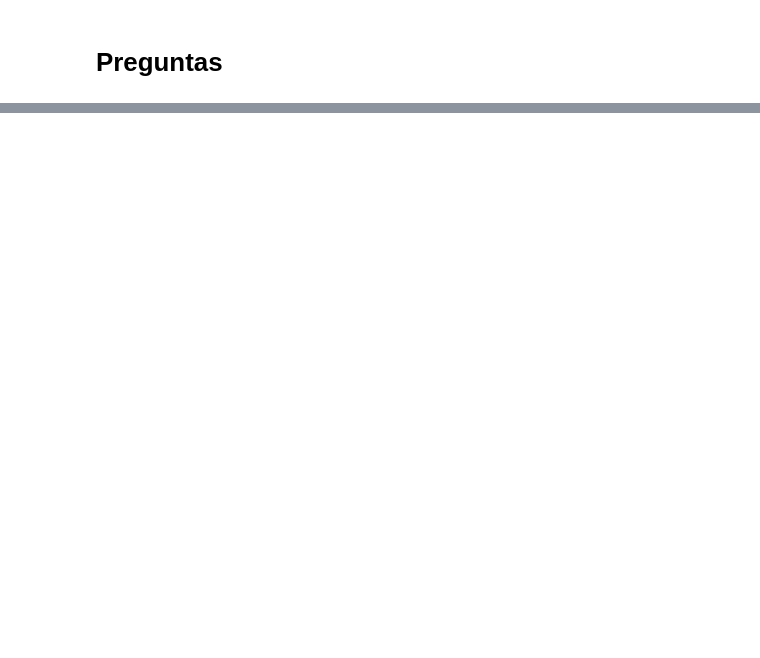
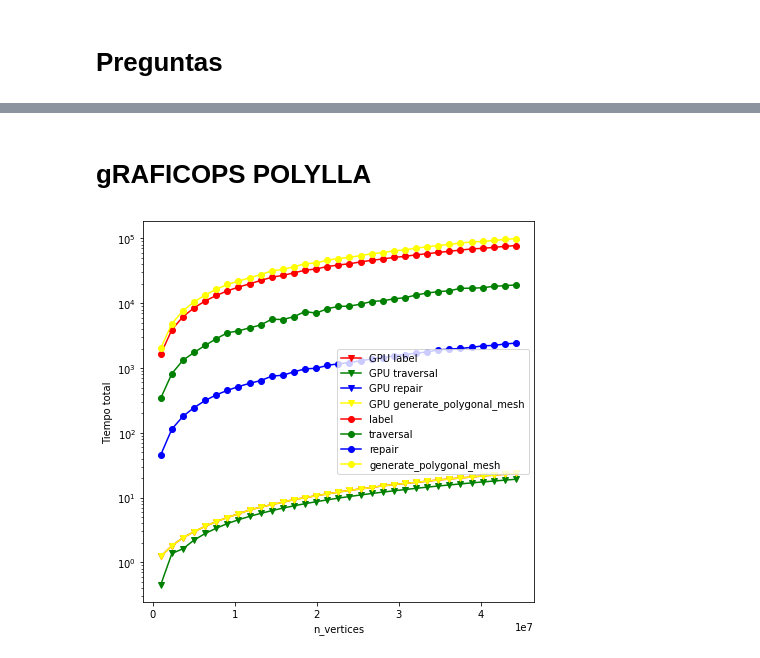
Before and after one commit to ssalinasfe/GPolylla, a Jupyter notebook: experiments/plots.ipynb, the cells around one changed output, grey strips where cells are left out. Cells and saved outputs as stored; diff of their text form; code cells hidden in the pictures; blank space fills up the shorter version.

```diff
--- a/experiments/plots.ipynb
+++ b/experiments/plots.ipynb
@@ -278,0 +356,21 @@ Promedio del speedup con copia:  77.89476749078266
+# %% [markdown]
+# gRAFICOPS POLYLLA
+# %%
+# pLOT polylla phases
+# GPU
+plt.plot(GPU_data_time_uniform['n_vertices'], GPU_data_time_uniform['d_time_to_label_total'],  c="red",marker="v", label='GPU label')
+plt.plot(GPU_data_time_uniform['n_vertices'], GPU_data_time_uniform['d_time_to_traversal'],  c="green",marker="v", label='GPU traversal')
+plt.plot(GPU_data_time_uniform['n_vertices'], GPU_data_time_uniform['d_time_to_repair'],  c="blue",marker="v", label='GPU repair')
+plt.plot(GPU_data_time_uniform['n_vertices'], GPU_data_time_uniform['d_time_to_generate_polygonal_mesh'],  c="yellow",marker="v", label='GPU generate_polygonal_mesh')
+plt.plot(CPU_data_time_uniform['n_vertices'], CPU_data_time_uniform['time_to_label_total'],  c="red",marker="o", label='label')
+plt.plot(CPU_data_time_uniform['n_vertices'], CPU_data_time_uniform['time_to_traversal'],  c="green",marker="o", label='traversal')
+plt.plot(CPU_data_time_uniform['n_vertices'], CPU_data_time_uniform['time_to_repair'],  c="blue",marker="o", label='repair')
+plt.plot(CPU_data_time_uniform['n_vertices'], CPU_data_time_uniform['time_to_generate_polygonal_mesh'],  c="yellow",marker="o", label='generate_polygonal_mesh')
+plt.xlabel('n_vertices')
+plt.ylabel('Tiempo total')
+plt.legend()
+#loglog
+plt.yscale('log')
+plt.show()
+# %% [output]
+[figure, added]
```
Also changed, not shown: parts of 10 cells of this notebook, 3 other files.
